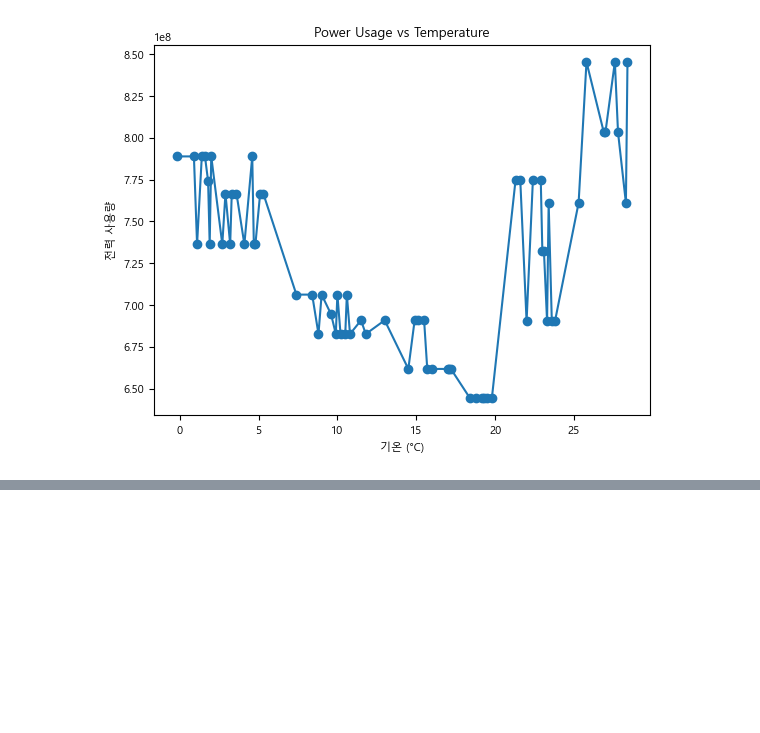
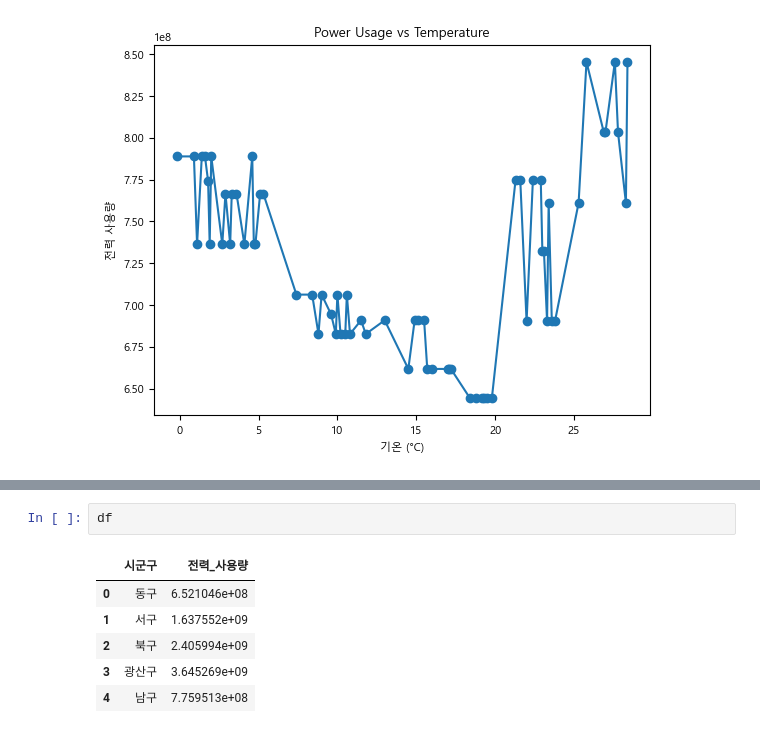
Before and after one commit to ThatHomr/Project_3, a Jupyter notebook: visualization_test.ipynb, the cells around one changed output, grey strips where cells are left out. Cells and saved outputs as stored; diff of their text form; blank space fills up the shorter version.

```diff
--- a/visualization_test.ipynb
+++ b/visualization_test.ipynb
@@ -224,0 +323,9 @@ plt.show()
+# %%
+df
+# %% [output]
+|  | 시군구 | 전력_사용량 |
+| 0 | 동구 | 6.521046e+08 |
+| 1 | 서구 | 1.637552e+09 |
+| 2 | 북구 | 2.405994e+09 |
+| 3 | 광산구 | 3.645269e+09 |
+| 4 | 남구 | 7.759513e+08 |
```
Also changed, not shown: parts of 6 cells of this notebook, 1 other file.
